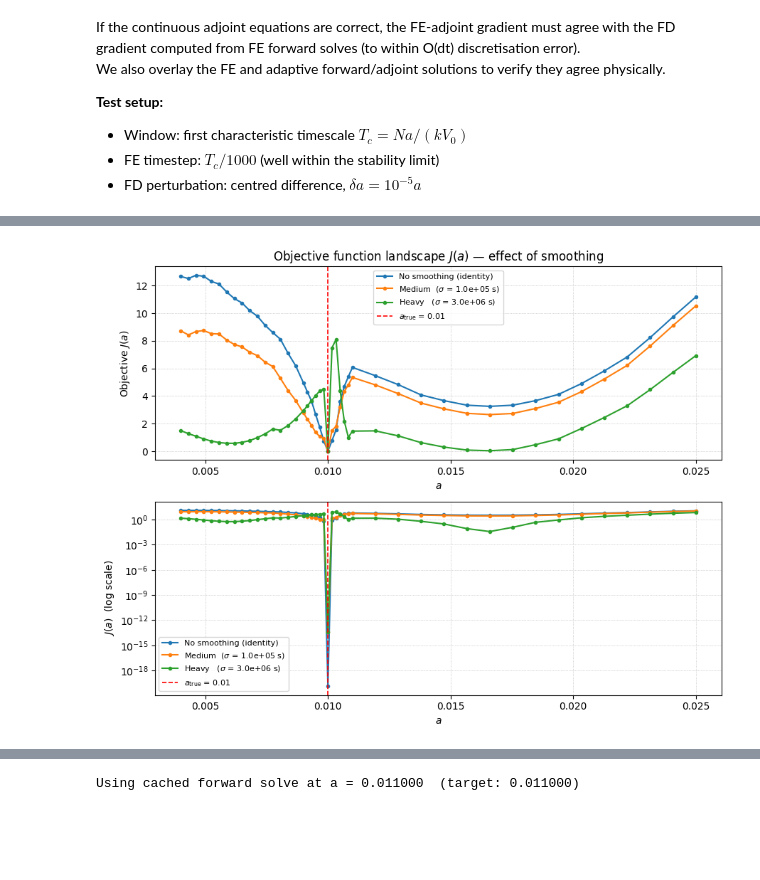
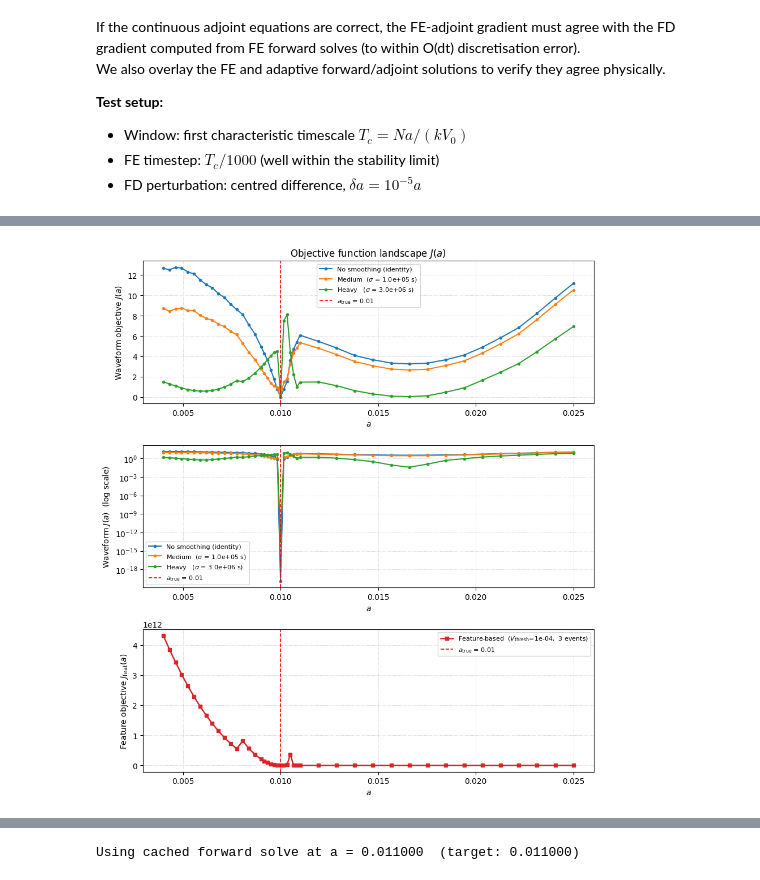
Before and after one commit to ericeberg3/spring-slider-adjoint, a Jupyter notebook: slip_adjoint_springslider_adapttime.ipynb, the cells around one changed output, grey strips where cells are left out. Drawn from its saved outputs; the diff is of its cells as text; code cells hidden in the pictures; blank space fills up the shorter version.

Commit message:
Trying a feature detection based algorithm, but there seem to be some issues

```diff
--- a/slip_adjoint_springslider_adapttime.ipynb
+++ b/slip_adjoint_springslider_adapttime.ipynb
@@ -558,7 +572,7 @@ Relative error:    9.92e-01  (FAIL — check adjoint)
 [figure]
 # %%
 # ------------------------------------------------------------------
-# Objective function landscape: J(a) for three smoothing levels
+# Objective function landscape: J(a) for three smoothing levels + J_feat
 # ------------------------------------------------------------------
 a_true_val = M_true['a']
 
@@ -587,6 +601,14 @@ smoothing_cases = [
     (f'Heavy   ($\\sigma$ = {sigma_heavy:.1e} s)',    sigma_heavy,  'C2'),
 ]
 
+# Feature-based objective settings (match V_thresh_feat in the feature inversion cells)
+V_thresh_landscape = 1e-4    # m/s — adjust to match V_thresh_feat below
+w_T_landscape      = 1.0
+w_du_landscape     = 1.0
+events_obs_landscape = detect_events(fwd_true, V_thresh=V_thresh_landscape)
+print(f"Feature landscape: {len(events_obs_landscape)} events detected in true solution "
+      f"(V_thresh = {V_thresh_landscape:.1e} m/s)")
+
 # a values to scan — denser near the truth
 a_scan = np.concatenate([
     np.linspace(0.4 * a_true_val, 0.9 * a_true_val, 16, endpoint=False),
@@ -609,7 +631,7 @@ for i, a_val in enumerate(a_scan):
     if (i + 1) % 8 == 0 or i == len(a_scan) - 1:
         print(f"  [{i+1}/{len(a_scan)}]  a={a_val:.5f}")
 
-# --- Evaluate J for each smoothing level using the cached forward solves ---
+# --- Evaluate waveform J for each smoothing level ---
 J_results = {}
 for label, sigma, _ in smoothing_cases:
     J_arr = []
@@ -621,27 +643,62 @@ for label, sigma, _ in smoothing_cases:
         J_arr.append(compute_J_S(fwd_s, t_obs_arr, u_obs, S))
     J_results[label] = np.array(J_arr)
 
+# --- Evaluate feature-based J_feat using cached forward solves ---
+J_feat_arr = []
+for i, fwd_s in enumerate(fwd_cache):
+    if fwd_s is None or len(events_obs_landscape) == 0:
+        J_feat_arr.append(np.nan)
+        continue
+    Mc = dict(M_true)
+    Mc['a'] = a_scan[i]
+    events_s = detect_events(fwd_s, V_thresh=V_thresh_landscape)
+    J_feat_arr.append(compute_J_feat(events_s, events_obs_landscape,
+                                     w_T_landscape, w_du_landscape))
+J_feat_arr = np.array(J_feat_arr)
+
 # ------------------------------------------------------------------
-# Plot: one line per smoothing level, linear + log panels
+# Plot: waveform J (linear + log) and J_feat (linear)
 # ------------------------------------------------------------------
-fig, axes = plt.subplots(2, 1, figsize=(9, 7))
+n_feat_events = len(events_obs_landscape)
+feat_label = (f'Feature-based  ($V_{{\\rm thresh}}$={V_thresh_landscape:.0e},  '
+              f'{n_feat_events} events)')
 
+fig, axes = plt.subplots(3, 1, figsize=(9, 10))
+
+# --- Panel 1: waveform J, linear ---
 for label, sigma, color in smoothing_cases:
-    J_arr = J_results[label]
-    J_pos = np.where(J_arr > 0, J_arr, np.nan)
-    axes[0].plot(a_scan, J_arr,  'o-', ms=3, lw=1.5, color=color, label=label)
+    axes[0].plot(a_scan, J_results[label], 'o-', ms=3, lw=1.5, color=color, label=label)
+axes[0].axvline(a_true_val, color='red', ls='--', lw=1.2,
+                label=f'$a_{{\\rm true}}$ = {a_true_val}')
+axes[0].set_ylabel('Waveform objective $J(a)$')
+axes[0].set_title('Objective function landscape $J(a)$')
+axes[0].legend(fontsize=8)
+axes[0].grid(True, ls=':', lw=0.5, which='both')
+axes[0].set_xlabel('$a$')
+
+# --- Panel 2: waveform J, log ---
+for label, sigma, color in smoothing_cases:
+    J_pos = np.where(J_results[label] > 0, J_results[label], np.nan)
     axes[1].semilogy(a_scan, J_pos, 'o-', ms=3, lw=1.5, color=color, label=label)
+axes[1].axvline(a_true_val, color='red', ls='--', lw=1.2,
+                label=f'$a_{{\\rm true}}$ = {a_true_val}')
+axes[1].set_ylabel('Waveform $J(a)$  (log scale)')
+axes[1].legend(fontsize=8)
+axes[1].grid(True, ls=':', lw=0.5, which='both')
+axes[1].set_xlabel('$a$')
 
-for ax in axes:
-    ax.axvline(a_true_val, color='red', ls='--', lw=1.2,
-               label=f'$a_{{\\rm true}}$ = {a_true_val}')
-    ax.legend(fontsize=8)
-    ax.grid(True, ls=':', lw=0.5, which='both')
-    ax.set_xlabel('$a$')
-
-axes[0].set_ylabel('Objective $J(a)$')
-axes[0].set_title('Objective function landscape $J(a)$ — effect of smoothing')
-axes[1].set_ylabel('$J(a)$  (log scale)')
+# --- Panel 3: feature-based J_feat, linear ---
+if n_feat_events > 0:
+    axes[2].plot(a_scan, J_feat_arr, 's-', ms=4, lw=1.8, color='C3', label=feat_label)
+    axes[2].axvline(a_true_val, color='red', ls='--', lw=1.2,
+                    label=f'$a_{{\\rm true}}$ = {a_true_val}')
+    axes[2].legend(fontsize=8)
+else:
+    axes[2].text(0.5, 0.5, 'No events detected — adjust V_thresh_landscape',
+                 ha='center', va='center', transform=axes[2].transAxes, fontsize=10)
+axes[2].set_ylabel('Feature objective $J_{\\rm feat}(a)$')
+axes[2].grid(True, ls=':', lw=0.5, which='both')
+axes[2].set_xlabel('$a$')
 
 plt.tight_layout()
 plt.savefig('Figures/J_landscape_a_smoothing.png', dpi=150, bbox_inches='tight')
@@ -652,4 +709,7 @@ for label, sigma, _ in smoothing_cases:
     J_arr = J_results[label]
     imin  = np.nanargmin(J_arr)
     print(f"{label:50s}  min J = {J_arr[imin]:.3e}  at a = {a_scan[imin]:.5f}")
+if n_feat_events > 0:
+    imin_f = np.nanargmin(J_feat_arr)
+    print(f"{'Feature-based J_feat':50s}  min J = {J_feat_arr[imin_f]:.3e}  at a = {a_scan[imin_f]:.5f}")
 # %% [output]
@@ -656,11 +717,11 @@ for label, sigma, _ in smoothing_cases:
 Caching 44 forward solves  [a_true = 0.0100] ...
   [8/44]  a=0.00619
   [16/44]  a=0.00869
   [24/44]  a=0.01017
   [32/44]  a=0.01380
   [40/44]  a=0.02127
   [44/44]  a=0.02500
-[figure, old version]
+[figure, new version]
 No smoothing (identity)                             min J = 1.296e-20  at a = 0.01000
 Medium  ($\sigma$ = 1.0e+05 s)                      min J = 4.298e-14  at a = 0.01000
 Heavy   ($\sigma$ = 3.0e+06 s)                      min J = 3.640e-14  at a = 0.01000
```
Also changed, not shown: parts of 12 cells of this notebook, 5 other files.
